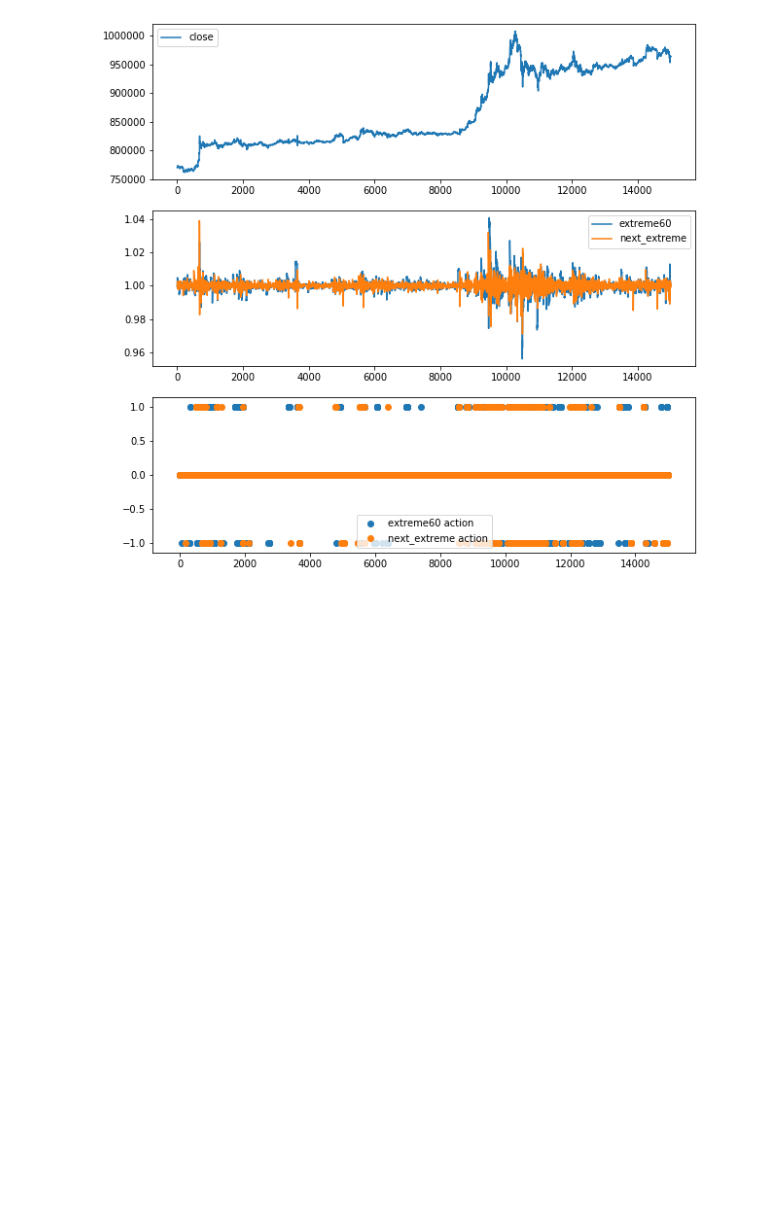
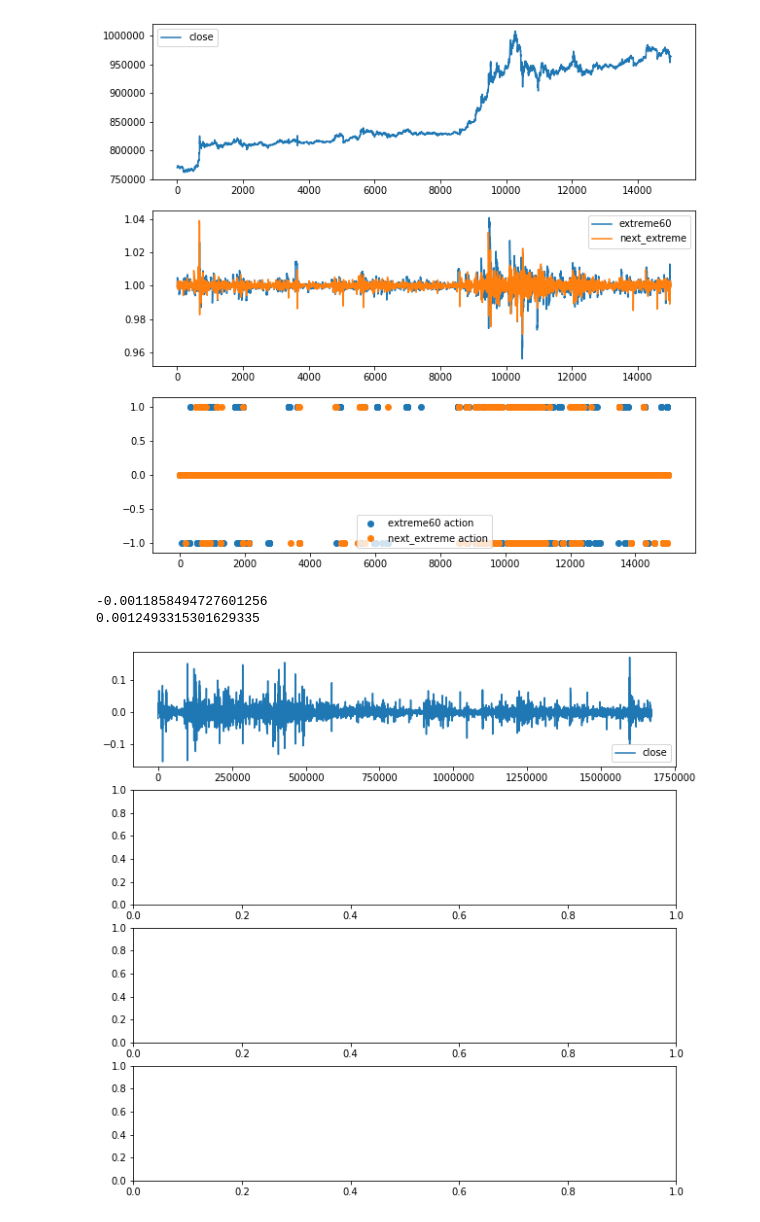
Before and after one commit to awesomest/mytrader, a Jupyter notebook: create_data.ipynb, the cells around one changed output. Drawn from its saved outputs; the diff is of its cells as text; code cells hidden in the pictures; blank space fills up the shorter version.

```diff
--- a/create_data.ipynb
+++ b/create_data.ipynb
@@ -76,3 +76,24 @@ csv = pd.read_csv("datasets/v0.0.11-test.csv")
 plot(csv)
 # %% [output]
 [figure]
+# %%
+import pandas as pd
+import numpy as np
+import matplotlib.pyplot as plt
+from datetime import datetime as dt
+from mylib import dataset
+%matplotlib inline
+
+csv = pd.read_csv("datasets/v0.0.12-test.csv")
+print(csv['next_extreme_log'].quantile(0.2))
+print(csv['next_extreme_log'].quantile(0.8))
+
+org = csv['next_extreme_log']
+_, (ax1, ax2, ax3, ax4) = plt.subplots(4, 1, figsize=(10, 10))
+ax1.plot(list(range(len(org))), org, label='close')
+ax1.legend()
+plt.show()
+# %% [output]
+-0.0011858494727601256
+0.0012493315301629335
+[figure, added]
```
Also changed, not shown: parts of 2 cells of this notebook, 5 other files.
